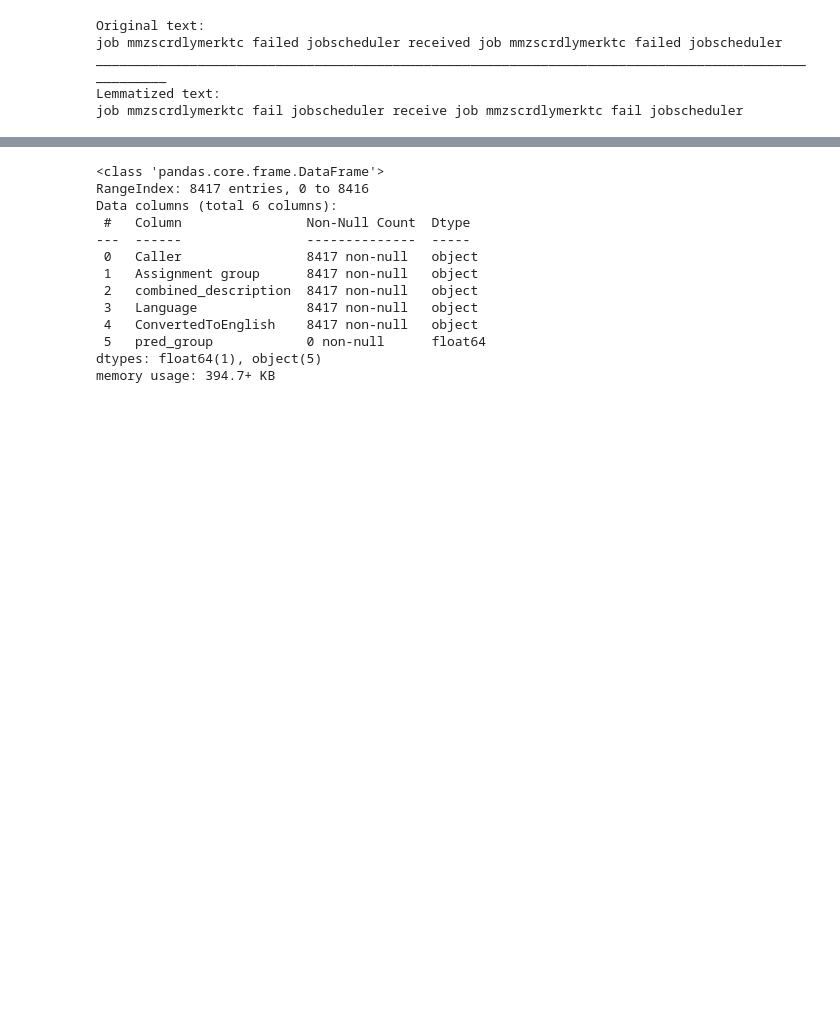
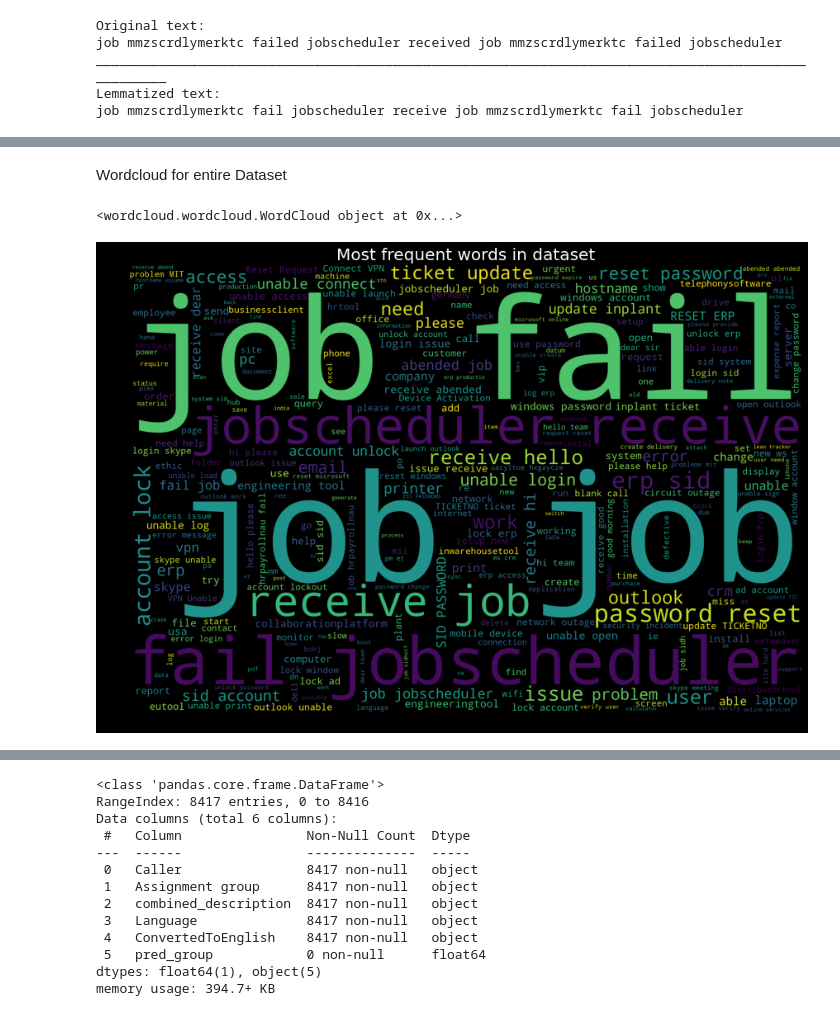
Before and after one commit to pbhuch/GL_DecA_G4_NLP1, a Jupyter notebook: GL_DecA_G4_NLP1.ipynb, the cells around one changed output, grey strips where cells are left out. Drawn from its saved outputs; the diff is of its cells as text; code cells hidden in the pictures; blank space fills up the shorter version.

Commit message:
Added Visualization using NGrams

```diff
--- a/GL_DecA_G4_NLP1.ipynb
+++ b/GL_DecA_G4_NLP1.ipynb
@@ -699,3 +703,25 @@ df_ML.head()
 | 4 | owlgqjme qhcozdfx | GRP_0 | skype error skype error | no | Skype Error Skype Error |
 # %%
 df_ML.to_csv("dataset_Cleaned_Translated_StopWords_Lemmatized.csv")
+# %% [markdown]
+Wordcloud for entire Dataset
+# %%
+# define wordcloud function from wordcloud library. set some parameteres for beatuful plotting
+wc = WordCloud(width = 3000,
+    height = 2000,max_words=300,
+    background_color = 'black')
+
+# generate word cloud for data
+wc_word=wc.generate(str(df_ML.ConvertedToEnglish))
+print(wc_word)
+
+# declare our figure
+plt.figure(figsize=(20,10), facecolor='k')
+
+# add title to the graph
+plt.title("Most frequent words in dataset", fontsize=20,color='white')
+plt.imshow(wc_word)
+plt.show()
+# %% [output]
+<wordcloud.wordcloud.WordCloud object at 0x...>
+[figure, added]
```
Also changed, not shown: parts of 24 cells of this notebook.
